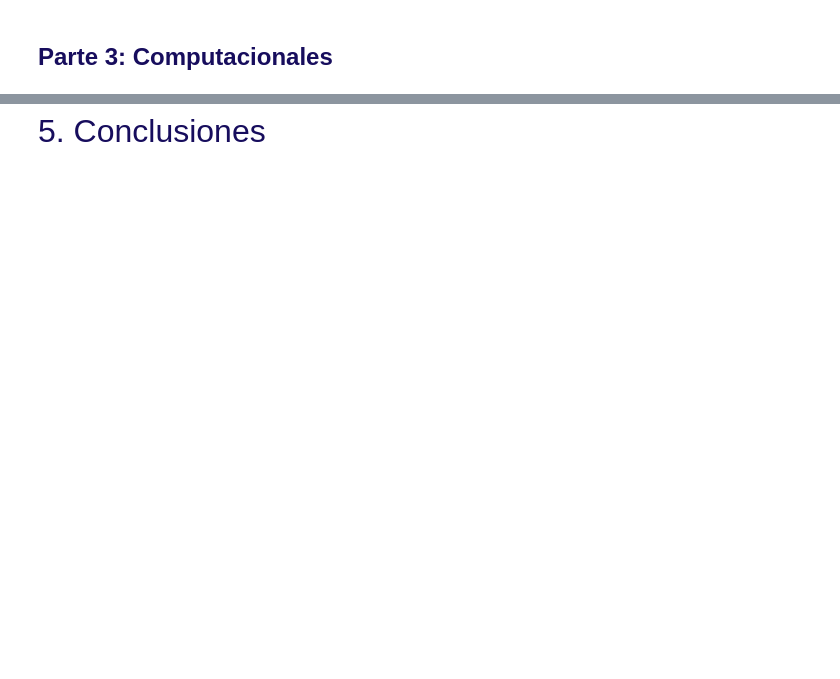
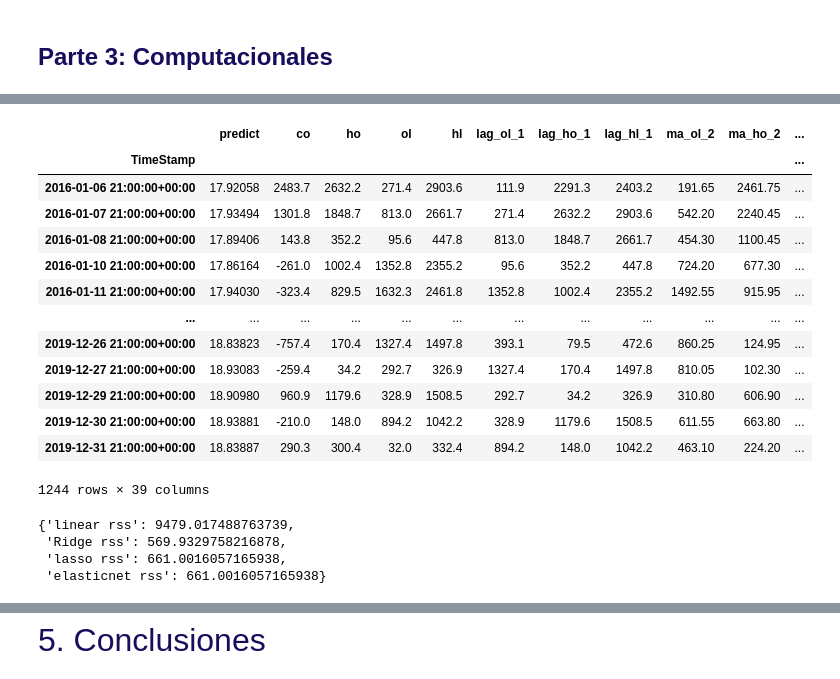
Before and after one commit to israelcastilloh/myst, a Jupyter notebook: notebook.ipynb, the cells around one changed output, grey strips where cells are left out. Drawn from its saved outputs; the diff is of its cells as text; code cells hidden in the pictures; blank space fills up the shorter version.

Commit message:
mejor modelo: ridge+simbolicas

```diff
--- a/notebook.ipynb
+++ b/notebook.ipynb
@@ -72,0 +103,30 @@ Para correr este Notebook es necesario contar con los archivos que están conten
+# %%
+'''--------------------------------------------------------------
+Crear variables artificiales - indicadores financieros y estadísticos
+'''
+features_divisa
+# %% [output]
+|  | predict | co | ho | ol | hl | lag_ol_1 | lag_ho_1 | lag_hl_1 | ma_ol_2 | ma_ho_2 | ... |
+| TimeStamp |  |  |  |  |  |  |  |  |  |  | ... |
+| 2016-01-06 21:00:00+00:00 | 17.92058 | 2483.7 | 2632.2 | 271.4 | 2903.6 | 111.9 | 2291.3 | 2403.2 | 191.65 | 2461.75 | ... |
+| 2016-01-07 21:00:00+00:00 | 17.93494 | 1301.8 | 1848.7 | 813.0 | 2661.7 | 271.4 | 2632.2 | 2903.6 | 542.20 | 2240.45 | ... |
+| 2016-01-08 21:00:00+00:00 | 17.89406 | 143.8 | 352.2 | 95.6 | 447.8 | 813.0 | 1848.7 | 2661.7 | 454.30 | 1100.45 | ... |
+| 2016-01-10 21:00:00+00:00 | 17.86164 | -261.0 | 1002.4 | 1352.8 | 2355.2 | 95.6 | 352.2 | 447.8 | 724.20 | 677.30 | ... |
+| 2016-01-11 21:00:00+00:00 | 17.94030 | -323.4 | 829.5 | 1632.3 | 2461.8 | 1352.8 | 1002.4 | 2355.2 | 1492.55 | 915.95 | ... |
+| ... | ... | ... | ... | ... | ... | ... | ... | ... | ... | ... | ... |
+| 2019-12-26 21:00:00+00:00 | 18.83823 | -757.4 | 170.4 | 1327.4 | 1497.8 | 393.1 | 79.5 | 472.6 | 860.25 | 124.95 | ... |
+| 2019-12-27 21:00:00+00:00 | 18.93083 | -259.4 | 34.2 | 292.7 | 326.9 | 1327.4 | 170.4 | 1497.8 | 810.05 | 102.30 | ... |
+| 2019-12-29 21:00:00+00:00 | 18.90980 | 960.9 | 1179.6 | 328.9 | 1508.5 | 292.7 | 34.2 | 326.9 | 310.80 | 606.90 | ... |
+| 2019-12-30 21:00:00+00:00 | 18.93881 | -210.0 | 148.0 | 894.2 | 1042.2 | 328.9 | 1179.6 | 1508.5 | 611.55 | 663.80 | ... |
+| 2019-12-31 21:00:00+00:00 | 18.83887 | 290.3 | 300.4 | 32.0 | 332.4 | 894.2 | 148.0 | 1042.2 | 463.10 | 224.20 | ... |
+1244 rows × 39 columns
+# %%
+'''--------------------------------------------------------------
+Crear modelo inicial, comparar con rss
+'''
+lm_model["summary"]
+# %% [output]
+{'linear rss': 9479.017488763739,
+ 'Ridge rss': 569.9329758216878,
+ 'lasso rss': 661.0016057165938,
+ 'elasticnet rss': 661.0016057165938}
```
Also changed, not shown: parts of 14 cells of this notebook, 2 other files.
